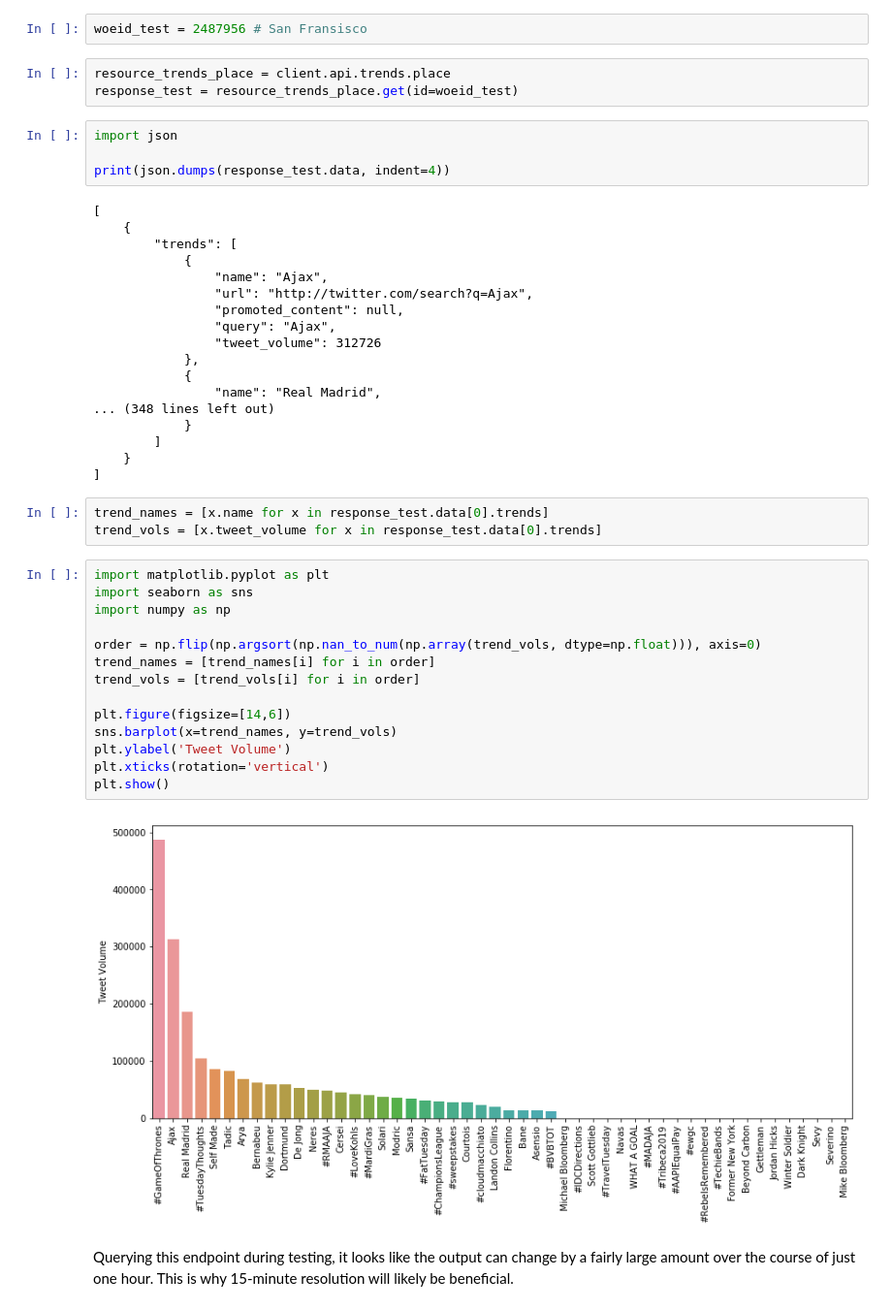
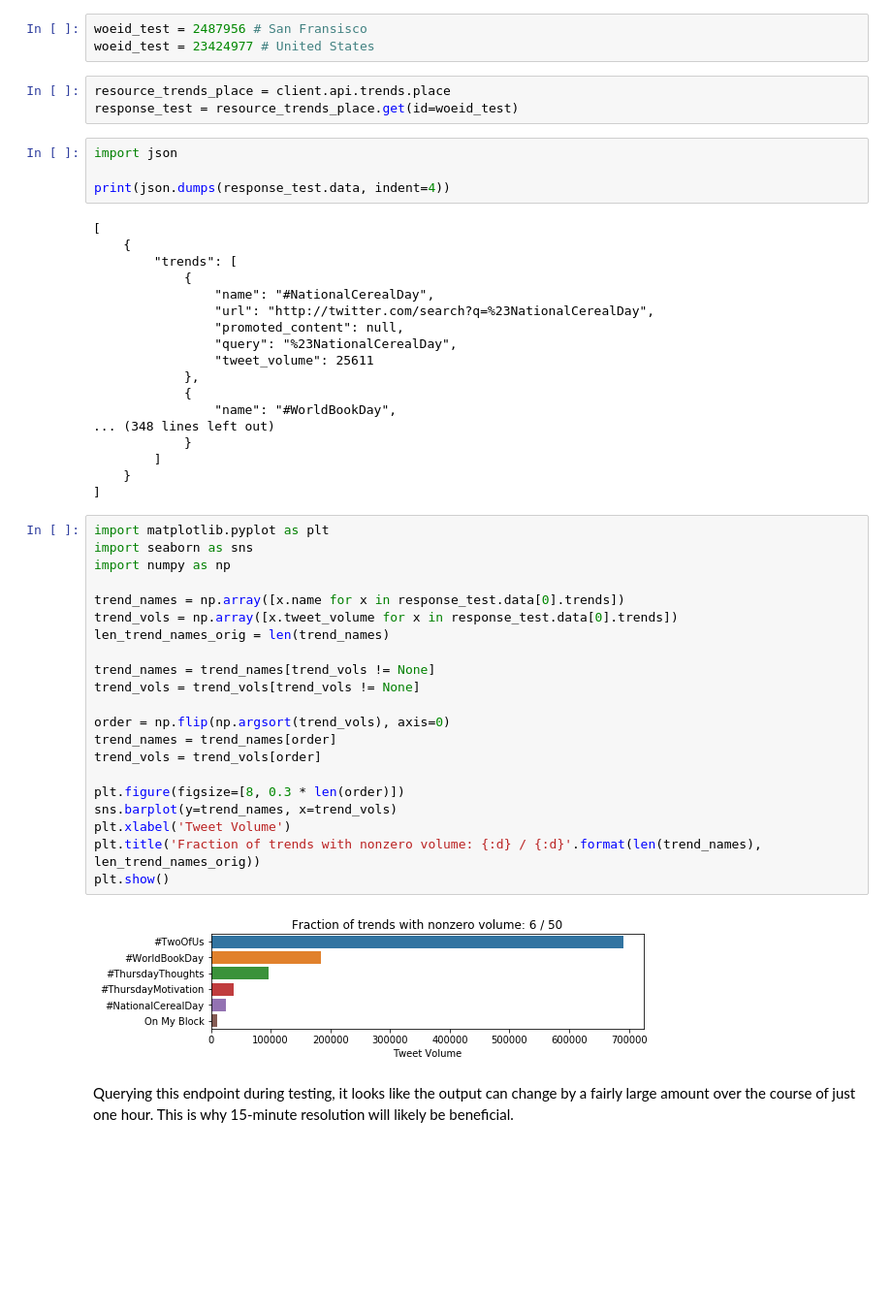
Before and after one commit to CUBigDataClass/BigMood-Archiver, a Jupyter notebook: archiver_development.ipynb, the cells around one changed output. Shown at 97% size. Drawn from its saved outputs; the diff is of its cells as text; blank space fills up the shorter version.

Commit message:
begin processing trends for multiple woeids

```diff
--- a/archiver_development.ipynb
+++ b/archiver_development.ipynb
@@ -165,5 +169,6 @@ This endpoint is limited to 75 requests per 15-minute window for both users and
 # %%
 woeid_test = 2487956 # San Fransisco
+woeid_test = 23424977 # United States
 # %%
 resource_trends_place = client.api.trends.place
 response_test = resource_trends_place.get(id=woeid_test)
@@ -176,37 +181,41 @@ print(json.dumps(response_test.data, indent=4))
     {
         "trends": [
             {
-                "name": "Ajax",
-                "url": "http://twitter.com/search?q=Ajax",
+                "name": "#NationalCerealDay",
+                "url": "http://twitter.com/search?q=%23NationalCerealDay",
                 "promoted_content": null,
-                "query": "Ajax",
-                "tweet_volume": 312726
+                "query": "%23NationalCerealDay",
+                "tweet_volume": 25611
             },
             {
-                "name": "Real Madrid",
+                "name": "#WorldBookDay",
 ... (348 lines left out)
             }
         ]
     }
 ]
-# %%
-trend_names = [x.name for x in response_test.data[0].trends]
-trend_vols = [x.tweet_volume for x in response_test.data[0].trends]
 # %%
 import matplotlib.pyplot as plt
 import seaborn as sns
 import numpy as np
 
-order = np.flip(np.argsort(np.nan_to_num(np.array(trend_vols, dtype=np.float))), axis=0)
-trend_names = [trend_names[i] for i in order]
-trend_vols = [trend_vols[i] for i in order]
+trend_names = np.array([x.name for x in response_test.data[0].trends])
+trend_vols = np.array([x.tweet_volume for x in response_test.data[0].trends])
+len_trend_names_orig = len(trend_names)
 
-plt.figure(figsize=[14,6])
-sns.barplot(x=trend_names, y=trend_vols)
-plt.ylabel('Tweet Volume')
-plt.xticks(rotation='vertical')
+trend_names = trend_names[trend_vols != None]
+trend_vols = trend_vols[trend_vols != None]
+
+order = np.flip(np.argsort(trend_vols), axis=0)
+trend_names = trend_names[order]
+trend_vols = trend_vols[order]
+
+plt.figure(figsize=[8, 0.3 * len(order)])
+sns.barplot(y=trend_names, x=trend_vols)
+plt.xlabel('Tweet Volume')
+plt.title('Fraction of trends with nonzero volume: {:d} / {:d}'.format(len(trend_names), len_trend_names_orig))
 plt.show()
 # %% [output]
-[figure, old version]
+[figure, new version]
 # %% [markdown]
 Querying this endpoint during testing, it looks like the output can change  by a fairly large amount over the course of just one hour. This is why 15-minute resolution will likely be beneficial.
```
Also changed, not shown: parts of 8 cells of this notebook.
